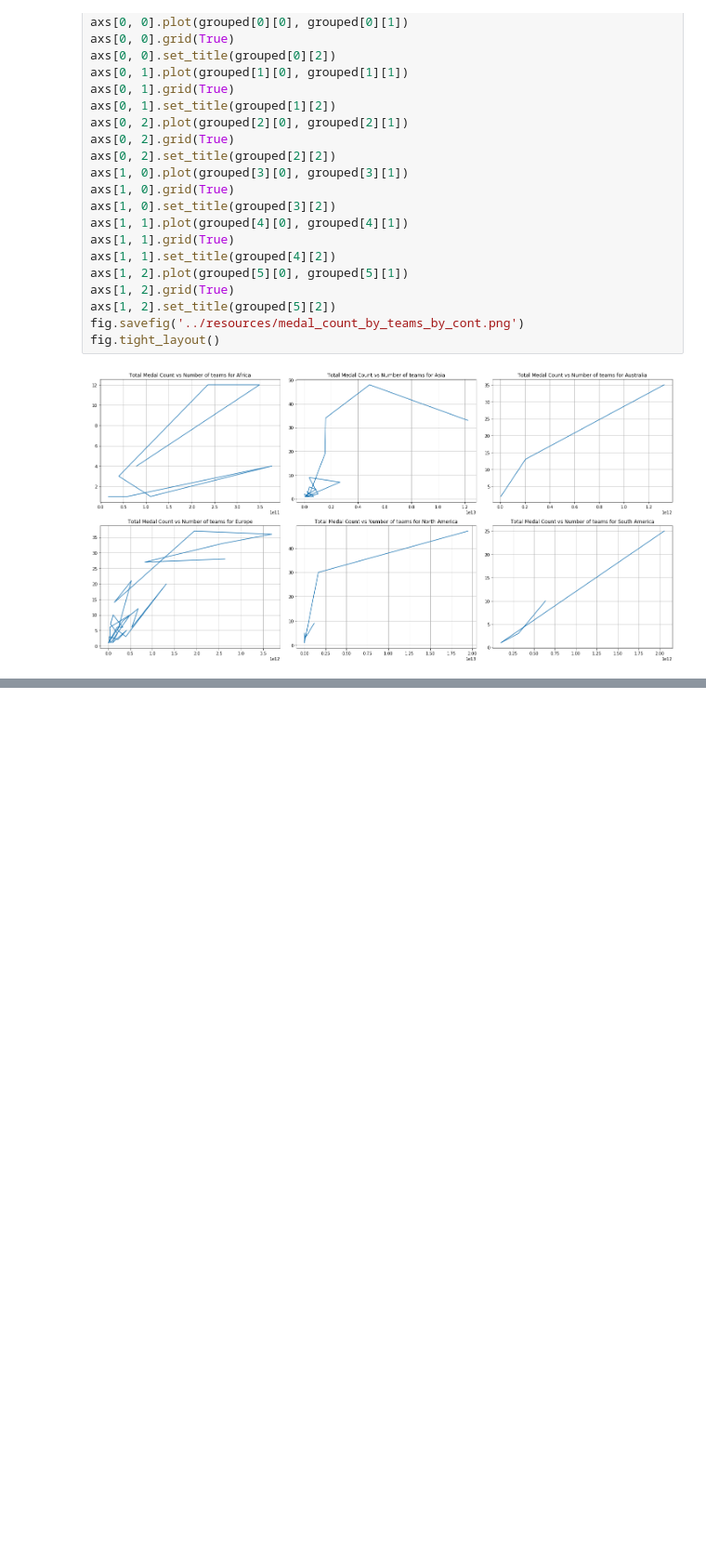
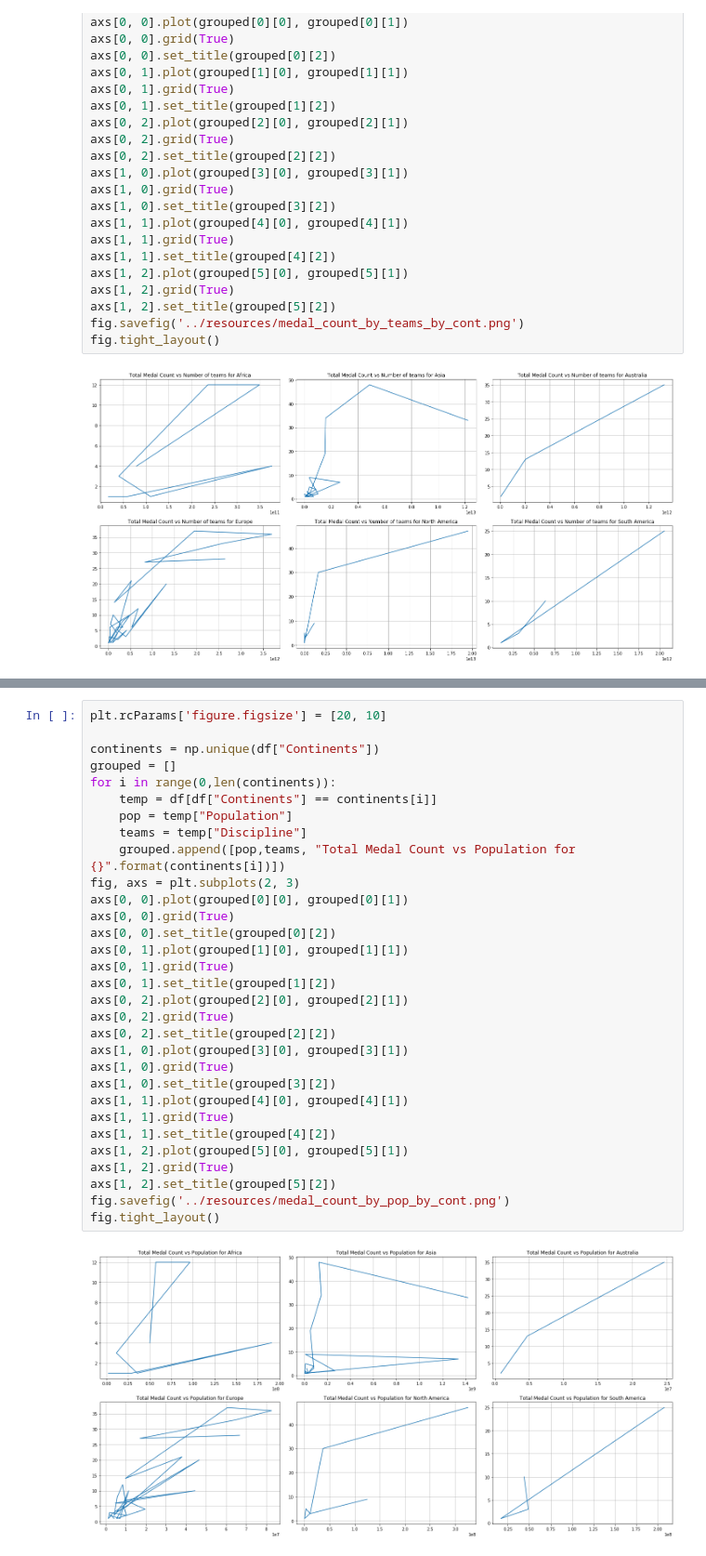
Before and after one commit to hyunsukr/DS5100-Final, a Jupyter notebook: analysis/jupyter_notebooks/eda.ipynb, the cells around one changed output, grey strips where cells are left out. Shown: that part at 93% size. Cells and saved outputs as stored; diff of their text form; blank space fills up the shorter version.

```diff
--- a/analysis/jupyter_notebooks/eda.ipynb
+++ b/analysis/jupyter_notebooks/eda.ipynb
@@ -184,0 +234,33 @@ fig.tight_layout()
+# %%
+plt.rcParams['figure.figsize'] = [20, 10]
+
+continents = np.unique(df["Continents"])
+grouped = []
+for i in range(0,len(continents)):
+    temp = df[df["Continents"] == continents[i]]
+    pop = temp["Population"]
+    teams = temp["Discipline"]
+    grouped.append([pop,teams, "Total Medal Count vs Population for {}".format(continents[i])])
+fig, axs = plt.subplots(2, 3)
+axs[0, 0].plot(grouped[0][0], grouped[0][1])
+axs[0, 0].grid(True)
+axs[0, 0].set_title(grouped[0][2])
+axs[0, 1].plot(grouped[1][0], grouped[1][1])
+axs[0, 1].grid(True)
+axs[0, 1].set_title(grouped[1][2])
+axs[0, 2].plot(grouped[2][0], grouped[2][1])
+axs[0, 2].grid(True)
+axs[0, 2].set_title(grouped[2][2])
+axs[1, 0].plot(grouped[3][0], grouped[3][1])
+axs[1, 0].grid(True)
+axs[1, 0].set_title(grouped[3][2])
+axs[1, 1].plot(grouped[4][0], grouped[4][1])
+axs[1, 1].grid(True)
+axs[1, 1].set_title(grouped[4][2])
+axs[1, 2].plot(grouped[5][0], grouped[5][1])
+axs[1, 2].grid(True)
+axs[1, 2].set_title(grouped[5][2])
+fig.savefig('../resources/medal_count_by_pop_by_cont.png')
+fig.tight_layout()
+# %% [output]
+[figure, added]
```
Also changed, not shown: parts of 6 cells of this notebook, 5 other files.
